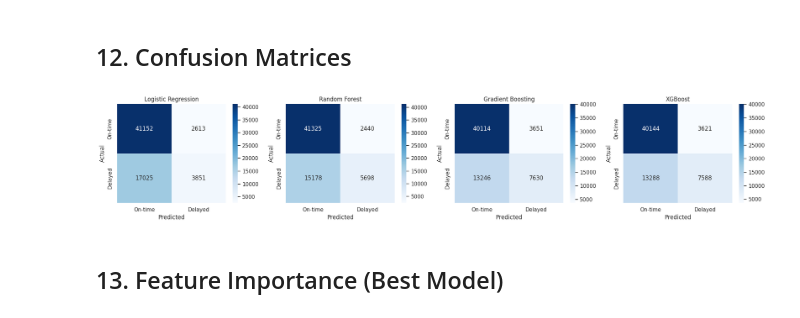
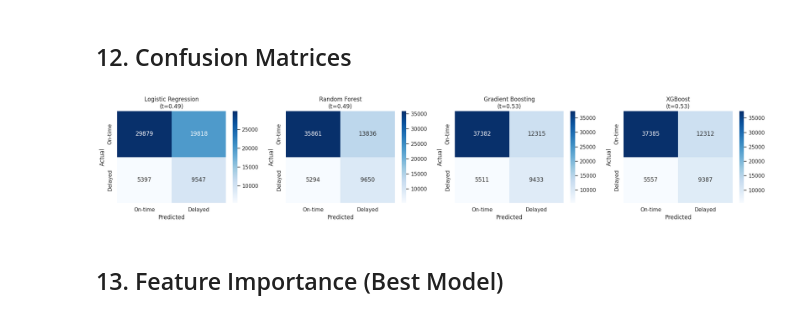
Before and after one commit to generatedkeys/ds-case-flights, a Jupyter notebook: notebooks/data_prep_and_train.ipynb, the cells around one changed output. Cells and saved outputs as stored; diff of their text form; code cells hidden in the pictures.

```diff
--- a/notebooks/data_prep_and_train.ipynb
+++ b/notebooks/data_prep_and_train.ipynb
@@ -497,26 +529,27 @@ plt.show()
 # %%
 fig, axes = plt.subplots(
     1, len(trained_models), figsize=(5 * len(trained_models), 4)
 )
 for ax, (name, pipe) in zip(axes, trained_models.items()):
-    y_pred = pipe.predict(X_test)
+    y_proba = pipe.predict_proba(X_test)[:, 1]
+    y_pred = (y_proba >= best_thresholds[name]).astype(int)
     cm = confusion_matrix(y_test, y_pred)
     sns.heatmap(
         cm,
         annot=True,
         fmt="d",
         cmap="Blues",
         ax=ax,
         xticklabels=["On-time", "Delayed"],
         yticklabels=["On-time", "Delayed"],
     )
-    ax.set_title(name)
+    ax.set_title(f"{name}\n(t={best_thresholds[name]:.2f})")
     ax.set_ylabel("Actual")
     ax.set_xlabel("Predicted")
 plt.tight_layout()
 plt.show()
 # %% [output]
-[figure, old version]
+[figure, new version]
 # %% [markdown]
 ## 13. Feature Importance (Best Model)
 # %%
```
Also changed, not shown: parts of 9 cells of this notebook, 11 other files.
